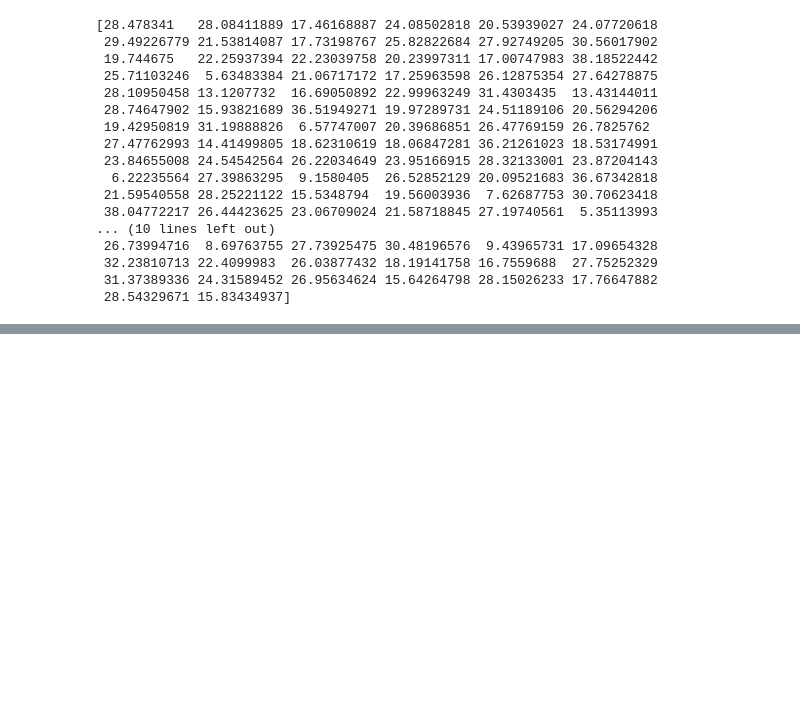
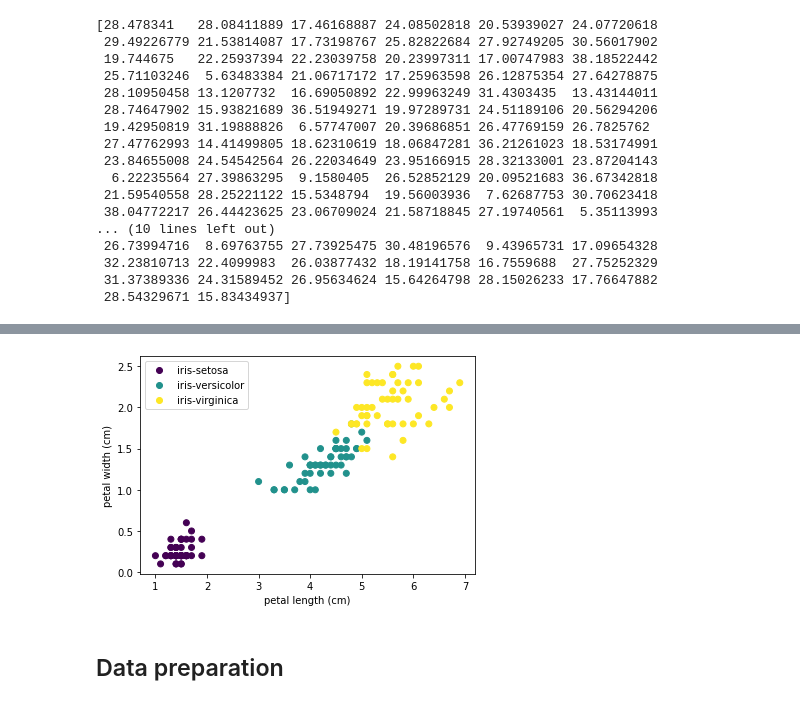
Before and after one commit to luislerma5593/Data_Analysis, a Jupyter notebook: Solo_Learn/DataScience_SoloLearn.ipynb, the cells around one changed output, grey strips where cells are left out. Drawn from its saved outputs; the diff is of its cells as text; code cells hidden in the pictures; blank space fills up the shorter version.

```diff
--- a/Solo_Learn/DataScience_SoloLearn.ipynb
+++ b/Solo_Learn/DataScience_SoloLearn.ipynb
@@ -569,0 +668,21 @@ print(y_test_predicted2)
+# %%
+# build a dict mapping species to an integer code
+inv_name_dict = {'iris-setosa': 0,
+'iris-versicolor': 1,
+'iris-virginica': 2}
+
+# build integer color code 0/1/2
+colors = [inv_name_dict[item] for item in iris['species']]
+# scatter plot
+scatter = plt.scatter(iris['petal_len'], iris['petal_wd'],c = colors)
+plt.xlabel('petal length (cm)')
+plt.ylabel('petal width (cm)')
+# add legend
+plt.legend(handles= scatter.legend_elements()[0],
+labels = inv_name_dict.keys())
+plt.savefig("plot.png")
+plt.show()
+# %% [output]
+[figure, added]
+# %% [markdown]
+## Data preparation
```
Also changed, not shown: parts of 26 cells of this notebook, 4 other files.
